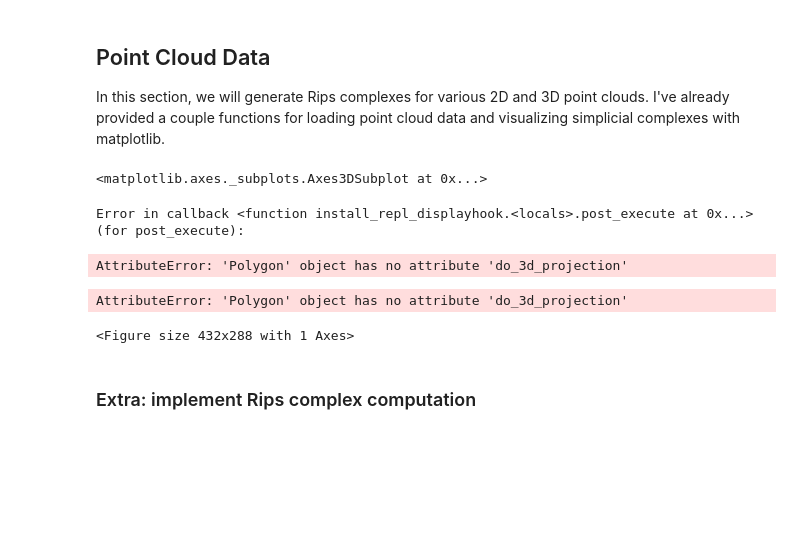
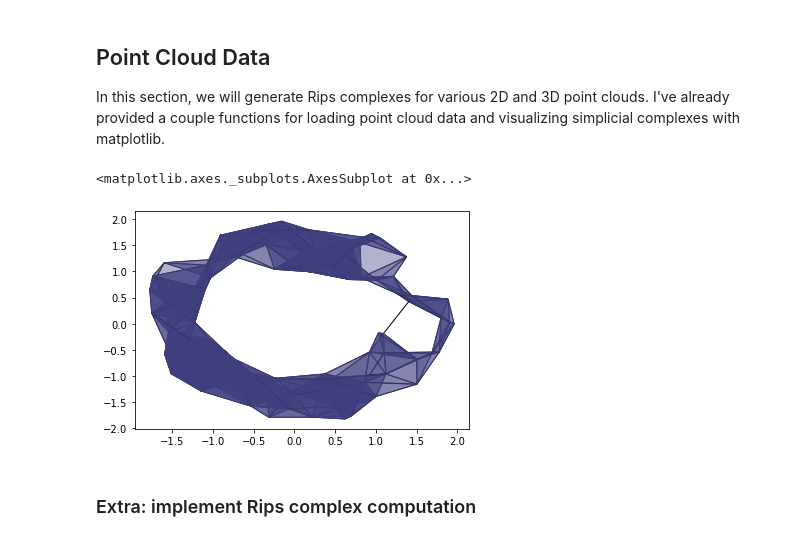
Before and after one commit to WillHoffer/msri-ml-week1, a Jupyter notebook: day-1.ipynb, the cells around one changed output. Saved outputs shown, nothing was run; the diff lists cells and outputs as text; code cells hidden in the pictures; blank space fills up the shorter version.

```diff
--- a/day-1.ipynb
+++ b/day-1.ipynb
@@ -192,28 +192,19 @@ def rips_gudhi(points, radius, max_dimension=2, show=False):
 # %%
 # TODO: Load each of the 2D point clouds and compute the Rips complex for each dataset at various radii
 #       Visualize each Rips complex you generate with `complex_visualizer_PCD`.
 #       Finally, create an animation of the Rips complex at different radii for at least one of the 2D point clouds using `animate_2D`
 
-data = load_pcd("C:/Users/Will/Documents/GitHub/msri-ml-week1/data/sam/msri-data/point-clouds/2D/annulus.npy")
+data = load_pcd("C:/Users/Will/Documents/GitHub/msri-ml-week1/data/sam/msri-data/point-clouds/2D/annulus.npy", show=False)
 
-simplex = rips_gudhi(data,1,show=True)
+simplex = rips_gudhi(data,0.7,show=True)
 
 fig = plt.figure()
-ax = fig.add_subplot(projection='3d')
+ax = fig.add_subplot()
 
-complex_visualizer_PCD(data, simplex, ax, animation=False)
-
-
-# fig = plt.figure()
-# ax = fig.add_subplot(projection='3d')
-# triangles = triangulate_sphere(ax, k=10)
-# plt.show()
+complex_visualizer_PCD(data, simplex, ax)
 # %% [output]
-<matplotlib.axes._subplots.Axes3DSubplot at 0x...>
+<matplotlib.axes._subplots.AxesSubplot at 0x...>
-Error in callback <function install_repl_displayhook.<locals>.post_execute at 0x...> (for post_execute):
-AttributeError: 'Polygon' object has no attribute 'do_3d_projection'
-AttributeError: 'Polygon' object has no attribute 'do_3d_projection'
-<Figure size 432x288 with 1 Axes>
+[figure, added]
 # %%
 # TODO: Load each of the 3D point clouds and compute the Rips complex for each dataset at various radii.
 #       Visualize each Rips complex you generate with `complex_visualizer_PCD`.
```
Also changed, not shown: parts of 3 cells of this notebook.
